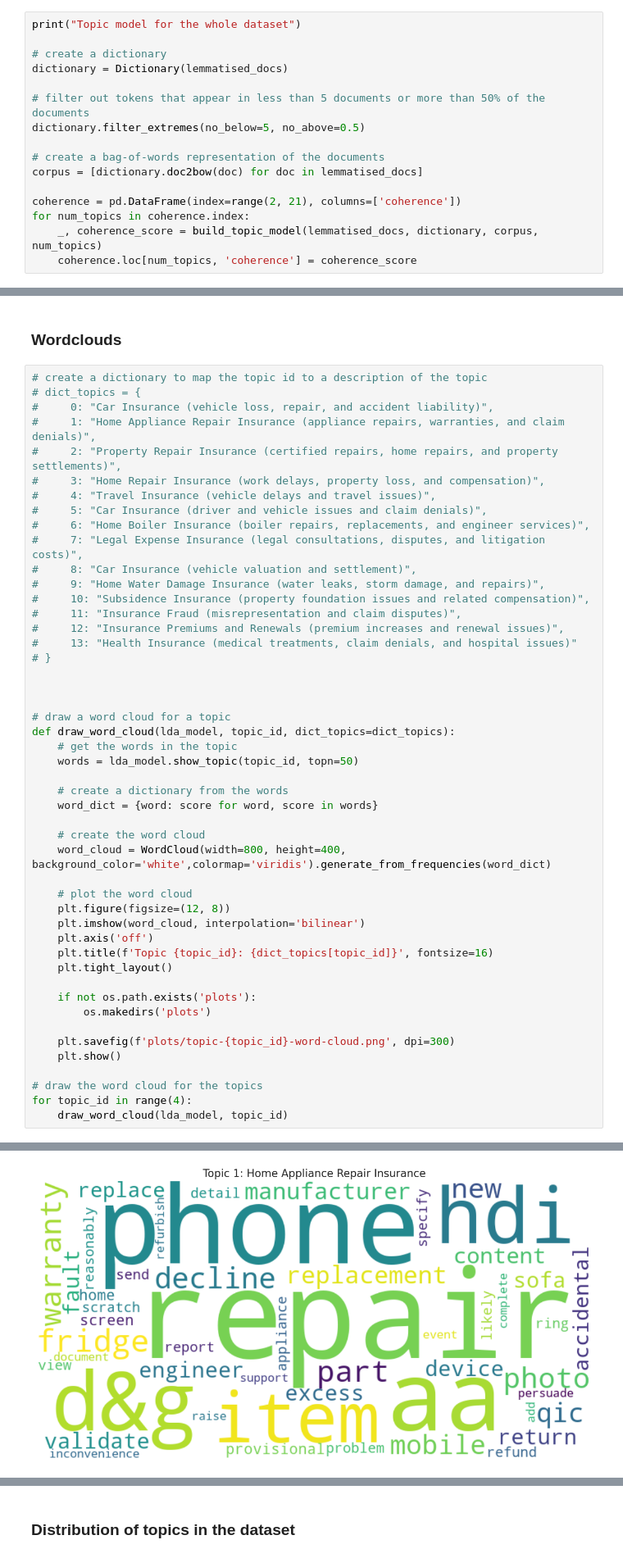
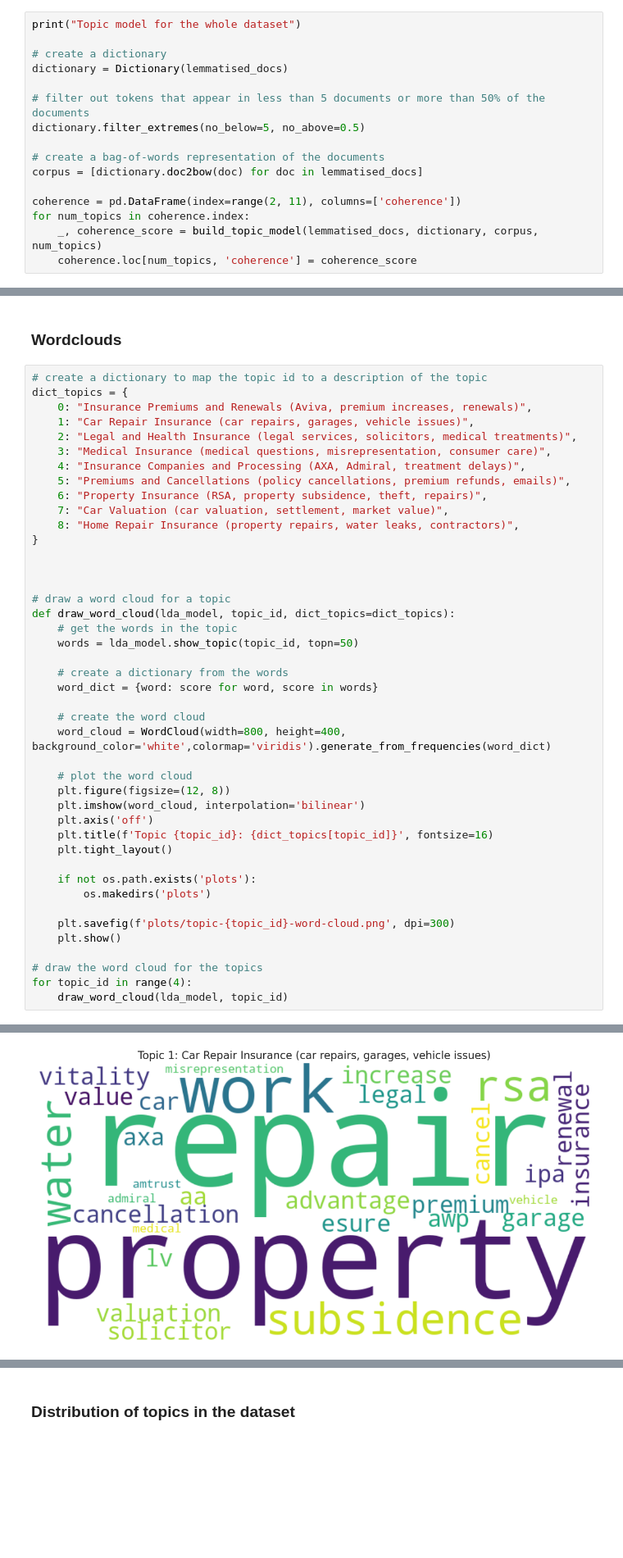
Before and after one commit to LeleVibrato/sb-code, a Jupyter notebook: eda_topic_model.ipynb, the cells around one changed output, grey strips where cells are left out. Shown at 82% size. Cells and saved outputs as stored; diff of their text form; blank space fills up the shorter version.

```diff
--- a/eda_topic_model.ipynb
+++ b/eda_topic_model.ipynb
@@ -108,7 +108,7 @@ dictionary.filter_extremes(no_below=5, no_above=0.5)
 # create a bag-of-words representation of the documents
 corpus = [dictionary.doc2bow(doc) for doc in lemmatised_docs]
 
-coherence = pd.DataFrame(index=range(2, 21), columns=['coherence'])
+coherence = pd.DataFrame(index=range(2, 11), columns=['coherence'])
 for num_topics in coherence.index:
     _, coherence_score = build_topic_model(lemmatised_docs, dictionary, corpus, num_topics)
     coherence.loc[num_topics, 'coherence'] = coherence_score
@@ -243,22 +222,17 @@ Mr M took out a personal private medical insurance policy on 28 February 2023 vi
 ### Wordclouds
 # %%
 # create a dictionary to map the topic id to a description of the topic
-# dict_topics = {
-#     0: "Car Insurance (vehicle loss, repair, and accident liability)",
-#     1: "Home Appliance Repair Insurance (appliance repairs, warranties, and claim denials)",
-#     2: "Property Repair Insurance (certified repairs, home repairs, and property settlements)",
-#     3: "Home Repair Insurance (work delays, property loss, and compensation)",
-#     4: "Travel Insurance (vehicle delays and travel issues)",
-#     5: "Car Insurance (driver and vehicle issues and claim denials)",
-#     6: "Home Boiler Insurance (boiler repairs, replacements, and engineer services)",
-#     7: "Legal Expense Insurance (legal consultations, disputes, and litigation costs)",
-#     8: "Car Insurance (vehicle valuation and settlement)",
-#     9: "Home Water Damage Insurance (water leaks, storm damage, and repairs)",
-#     10: "Subsidence Insurance (property foundation issues and related compensation)",
-#     11: "Insurance Fraud (misrepresentation and claim disputes)",
-#     12: "Insurance Premiums and Renewals (premium increases and renewal issues)",
-#     13: "Health Insurance (medical treatments, claim denials, and hospital issues)"
-# }
+dict_topics = {
+    0: "Insurance Premiums and Renewals (Aviva, premium increases, renewals)",
+    1: "Car Repair Insurance (car repairs, garages, vehicle issues)",
+    2: "Legal and Health Insurance (legal services, solicitors, medical treatments)",
+    3: "Medical Insurance (medical questions, misrepresentation, consumer care)",
+    4: "Insurance Companies and Processing (AXA, Admiral, treatment delays)",
+    5: "Premiums and Cancellations (policy cancellations, premium refunds, emails)",
+    6: "Property Insurance (RSA, property subsidence, theft, repairs)",
+    7: "Car Valuation (car valuation, settlement, market value)",
+    8: "Home Repair Insurance (property repairs, water leaks, contractors)",
+}
 
 
 
@@ -294 +268 @@ for topic_id in range(4):
-[figure, old version]
+[figure, new version]
```
Also changed, not shown: parts of 9 cells of this notebook, 33 other files.
